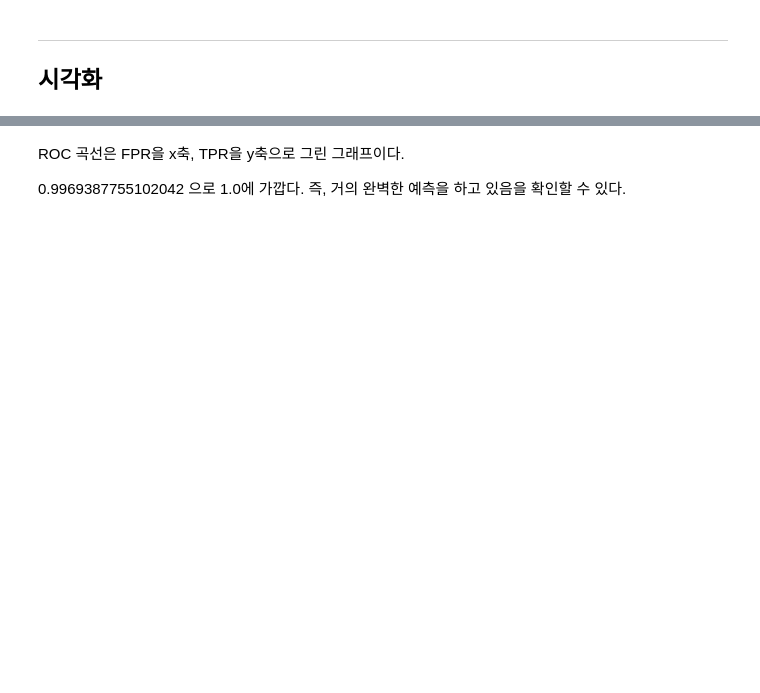
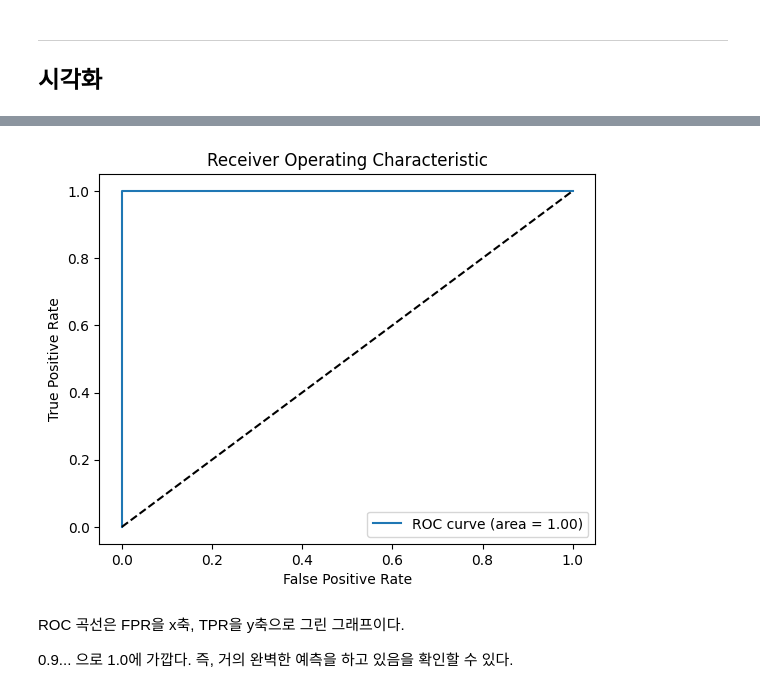
Before and after one commit to Konkuk-Univ-Glocal-Campus/ml202401-final-so900d, a Jupyter notebook: final_202020925.ipynb, the cells around one changed output, grey strips where cells are left out. Cells and saved outputs as stored; diff of their text form; code cells hidden in the pictures; blank space fills up the shorter version.

```diff
--- a/final_202020925.ipynb
+++ b/final_202020925.ipynb
@@ -500,17 +576,19 @@ plt.show()
 # %%
 #ROC 곡선 생성
 y_prob = best_model.predict_proba(X_test)[:, 1] #테스트 데이터에 대한 예측 확률을 반환. [:, 1]은 긍정 클래스(1)의 확률을 선택.
-fpr, tpr, thresholds = roc_curve(y_test, y_prob) #다양한 임계값에 대한 FPR(False Positive Rate), TPR(True Positive Rate) 계산
+fpr, tpr, _ = roc_curve(y_test, y_prob) #다양한 임계값에 대한 FPR(False Positive Rate), TPR(True Positive Rate) 계산
 
 plt.figure()
 plt.plot(fpr, tpr, label='ROC curve (area = %0.2f)' % roc_auc) #FPR를 x축, TPR를 y축으로 그래프 생성
-plt.plot([0, 1], [0, 1], 'r--') #축 시작과 끝 지정
+plt.plot([0, 1], [0, 1], 'k--') #[0, 1]에서 [0, 1]로 이어지는 대각선 점선 그래프를 추가
+plt.title('Receiver Operating Characteristic') #그래프 제목 지정
 plt.xlabel('False Positive Rate') #x축 제목 지정
 plt.ylabel('True Positive Rate') #y축 제목 지정
-plt.title('Receiver Operating Characteristic') #그래프 제목 지정
 plt.legend(loc="lower right") #우하단 범례 위치 지정
 plt.show()
+# %% [output]
+[figure, added]
 # %% [markdown]
 ROC 곡선은 FPR을 x축, TPR을 y축으로 그린 그래프이다.
 
-0.9969387755102042 으로 1.0에 가깝다. 즉, 거의 완벽한 예측을 하고 있음을 확인할 수 있다.
+0.9... 으로 1.0에 가깝다. 즉, 거의 완벽한 예측을 하고 있음을 확인할 수 있다.
```
Also changed, not shown: parts of 24 cells of this notebook, 2 other files.
